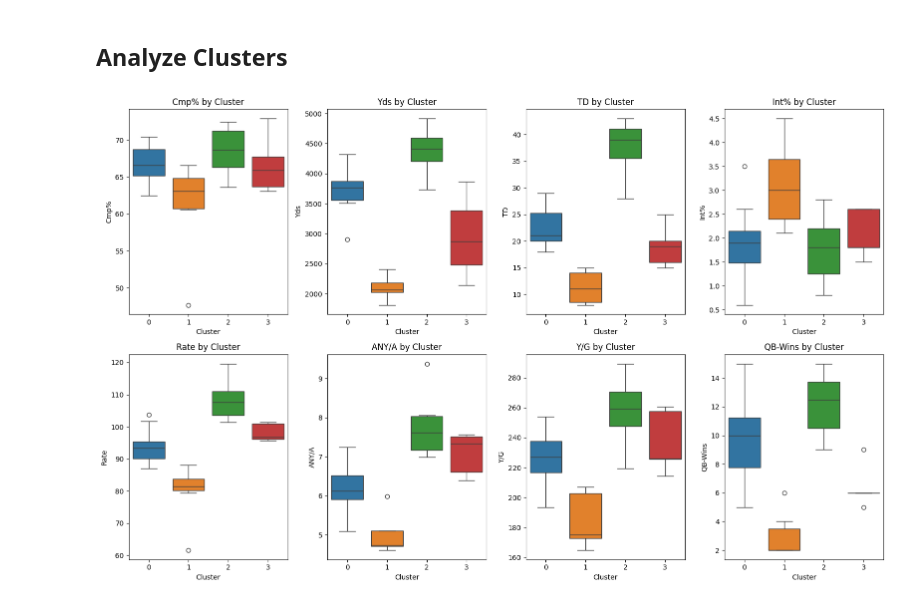
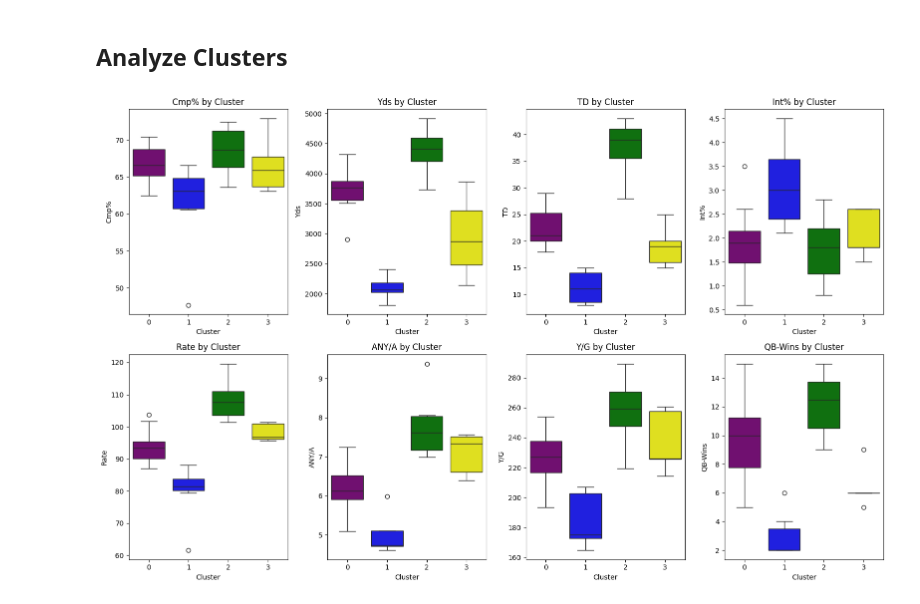
Before and after one commit to jake-lukasik/NFL-Player-Clustering, a Jupyter notebook: code-notebooks/NFL-Player-Clustering-QBs.ipynb, the cells around one changed output. Drawn from its saved outputs; the diff is of its cells as text; code cells hidden in the pictures.

Commit message:
Finished QBs, started RB data preprocessing

```diff
--- a/code-notebooks/NFL-Player-Clustering-QBs.ipynb
+++ b/code-notebooks/NFL-Player-Clustering-QBs.ipynb
@@ -12,8 +11,8 @@ import plotly.graph_objects as go
 # %% [markdown]
 ## Load in data
 # %%
-NFL_QB_Identifiers = pd.read_csv("C:/Users/jakel/OneDrive/Desktop/GitHub/NFL-Player-Clustering/filtered-data/NFL-QB-Identifiers.csv")
-NFL_QB_Identifiers.drop(columns=['Unnamed: 0'], inplace=True)
+NFL_QB_Identifiers = pd.read_csv("https://raw.githubusercontent.com/jake-lukasik/NFL-Player-Clustering/refs/heads/main/filtered-data/NFL-QB-Identifiers.csv")
+NFL_QB_Identifiers = NFL_QB_Identifiers.drop(columns=['Unnamed: 0'])
 NFL_QB_Identifiers.head()
 # %% [output]
 |  | Player | Team |
@@ -23,8 +22,8 @@ NFL_QB_Identifiers.head()
 | 3 | Geno Smith | SEA |
 | 4 | Sam Darnold | MIN |
 # %%
-NFL_QB_Features = pd.read_csv("C:/Users/jakel/OneDrive/Desktop/GitHub/NFL-Player-Clustering/filtered-data/NFL-QB-Features.csv")
-NFL_QB_Features.drop(columns=['Unnamed: 0'], inplace=True)
+NFL_QB_Features = pd.read_csv("https://raw.githubusercontent.com/jake-lukasik/NFL-Player-Clustering/refs/heads/main/filtered-data/NFL-QB-Features.csv")
+NFL_QB_Features = NFL_QB_Features.drop(columns=['Unnamed: 0'])
 NFL_QB_Features.head()
 # %% [output]
 |  | Age | G | GS | Cmp% | Yds | TD | TD% | Int | Int% | 1D | ... | ... |
@@ -173,17 +172,23 @@ for i, (pc, text) in enumerate(top_features_per_pc.items()):
 fig.show()
 # %%
 stats_to_plot = ['Cmp%', 'Yds', 'TD', 'Int%', 'Rate', 'ANY/A', 'Y/G', 'QB-Wins']
+custom_colors = ['purple', 'blue', 'green', 'yellow']
 
 plt.figure(figsize=(16, 10))
 
 for i, stat in enumerate(stats_to_plot, 1):
     plt.subplot(2, 4, i)
-    sns.boxplot(x='Cluster', y=stat, data=NFL_QB_Features, hue='Cluster', palette='tab10', legend=False)
+    sns.boxplot(x='Cluster',
+                y=stat,
+                data=NFL_QB_Features,
+                hue='Cluster',
+                palette=custom_colors,
+                legend=False)
     plt.title(f'{stat} by Cluster')
     plt.xlabel('Cluster')
     plt.ylabel(stat)
 
 plt.tight_layout()
 plt.show()
 # %% [output]
-[figure, old version]
+[figure, new version]
```
Also changed, not shown: parts of 2 cells of this notebook, 4 other files.
